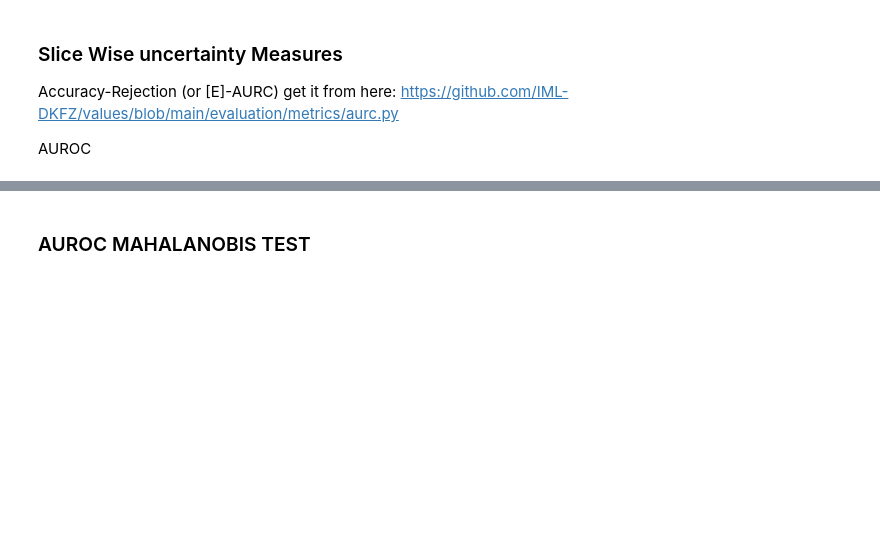
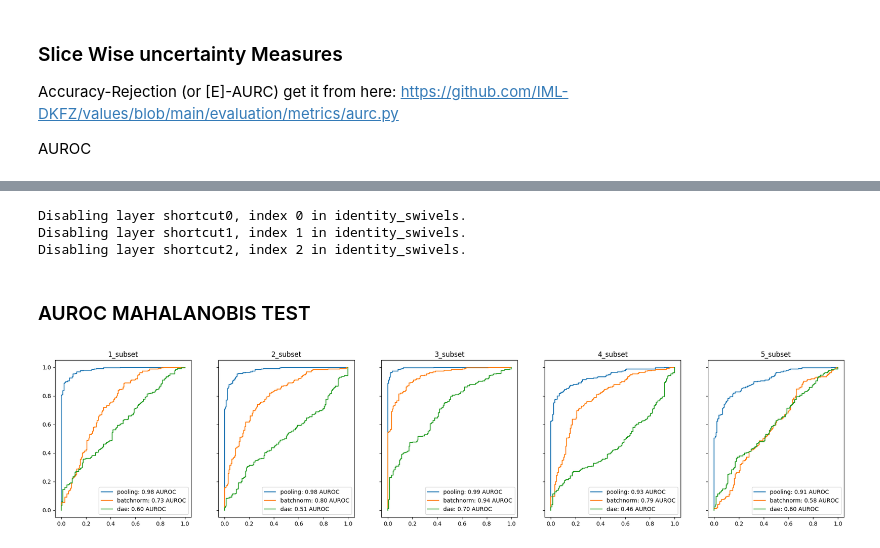
Before and after one commit to MedVisBonn/Segmentation-Distortion, a Jupyter notebook: src/notebooks/get_scores_proto.ipynb, the cells around one changed output, grey strips where cells are left out. Cells and saved outputs as stored; diff of their text form; code cells hidden in the pictures; blank space fills up the shorter version.

```diff
--- a/src/notebooks/get_scores_proto.ipynb
+++ b/src/notebooks/get_scores_proto.ipynb
@@ -420,0 +505,28 @@ def get_eaurc_mahalanobis(
+# %%
+from utils import load_state_dict_for_modulelists
+from model.dae import get_daes
+
+
+# get denoising models
+unet, state_dict = get_unet(
+    cfg=cfg,
+    update_cfg_with_swivels=True,
+    return_state_dict=True
+)
+unet.load_state_dict(state_dict)
+
+
+model, state_dict = get_daes(
+    unet=unet,
+    cfg=cfg,
+    return_state_dict=True
+)
+
+if cfg.dae.placement == 'all':
+    model = load_state_dict_for_modulelists(model, state_dict)
+elif cfg.dae.placement == 'bottleneck':
+    model.load_state_dict(state_dict)
+# %% [output]
+Disabling layer shortcut0, index 0 in identity_swivels.
+Disabling layer shortcut1, index 1 in identity_swivels.
+Disabling layer shortcut2, index 2 in identity_swivels.
@@ -507,2 +758,21 @@ for domain in raw_data:
+# %%
+task = 'auroc'
+methods = ['pooling', 'batchnorm', 'dae']
+fig, axes = plt.subplots(1, len(raw_data)-1, figsize=((len(raw_data)-1)* 5, 5),sharey=True)
+
+plt_ctr = 0
+for i, domain in enumerate(raw_data.keys()):
+    if domain in ['train', 'train_subset', 'val', 'val_subset']:
+        continue
+    for method in methods:
+
+
+        auroc, fpr, tpr = results[method][task][domain]
+        axes[plt_ctr].plot(fpr, tpr, label=f'{method}: {auroc:.2f} AUROC')
+    axes[plt_ctr].legend()
+    axes[plt_ctr].title.set_text(f'{domain}')
+    plt_ctr += 1
+# %% [output]
+[figure, added]
 # %%
 task = 'auroc'
```
Also changed, not shown: parts of 41 cells of this notebook, 23 other files.
